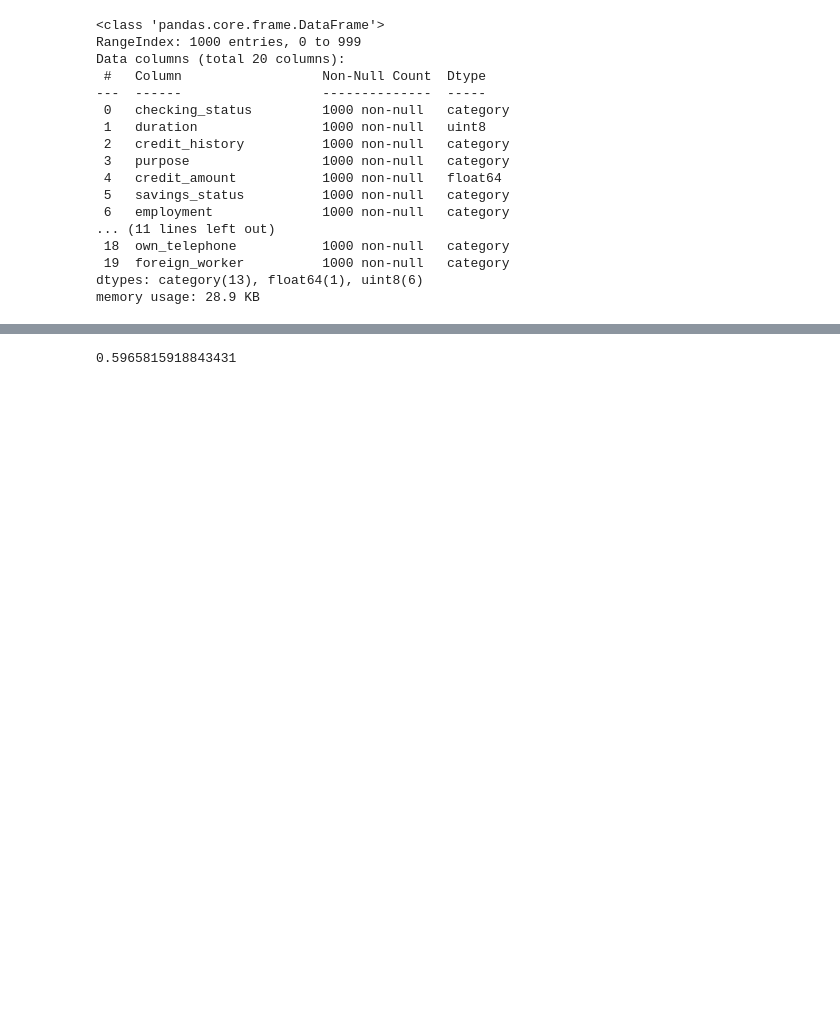
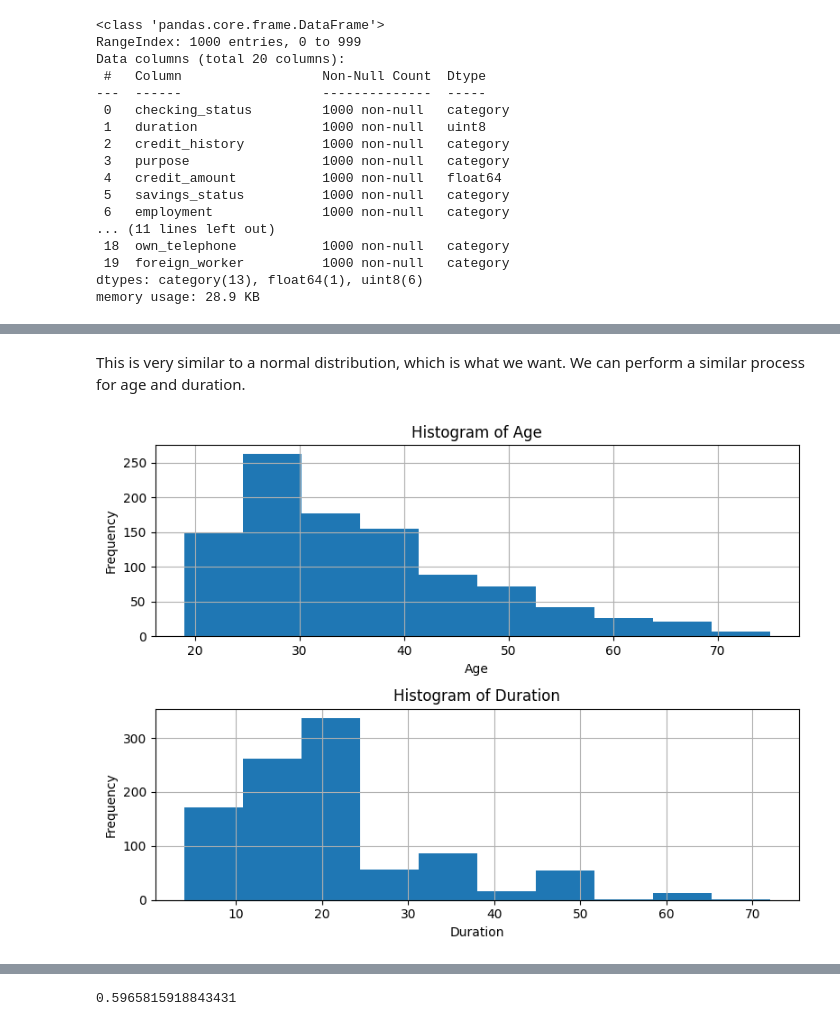
Before and after one commit to kmodo1/kmodo1.github.io, a Jupyter notebook: final-project.ipynb, the cells around one changed output, grey strips where cells are left out. Saved outputs shown, nothing was run; the diff lists cells and outputs as text; code cells hidden in the pictures; blank space fills up the shorter version.

```diff
--- a/final-project.ipynb
+++ b/final-project.ipynb
@@ -100,0 +166,17 @@ df.head()
+# %% [markdown]
+This is very similar to a normal distribution, which is what we want. We can perform a similar process for age and duration.
+# %%
+# plot age and duration in seperate histograms next to each other
+fig, axes = plt.subplots(nrows=2, ncols=1, figsize=(8, 6))
+df['age'].hist(ax=axes[0])
+axes[0].set_title('Histogram of Age')
+axes[0].set_xlabel('Age')
+axes[0].set_ylabel('Frequency')
+df['duration'].hist(ax=axes[1])
+axes[1].set_title('Histogram of Duration')
+axes[1].set_xlabel('Duration')
+axes[1].set_ylabel('Frequency')
+plt.tight_layout()
+plt.show()
+# %% [output]
+[figure, added]
```
Also changed, not shown: parts of 35 cells of this notebook, 1 other file.
